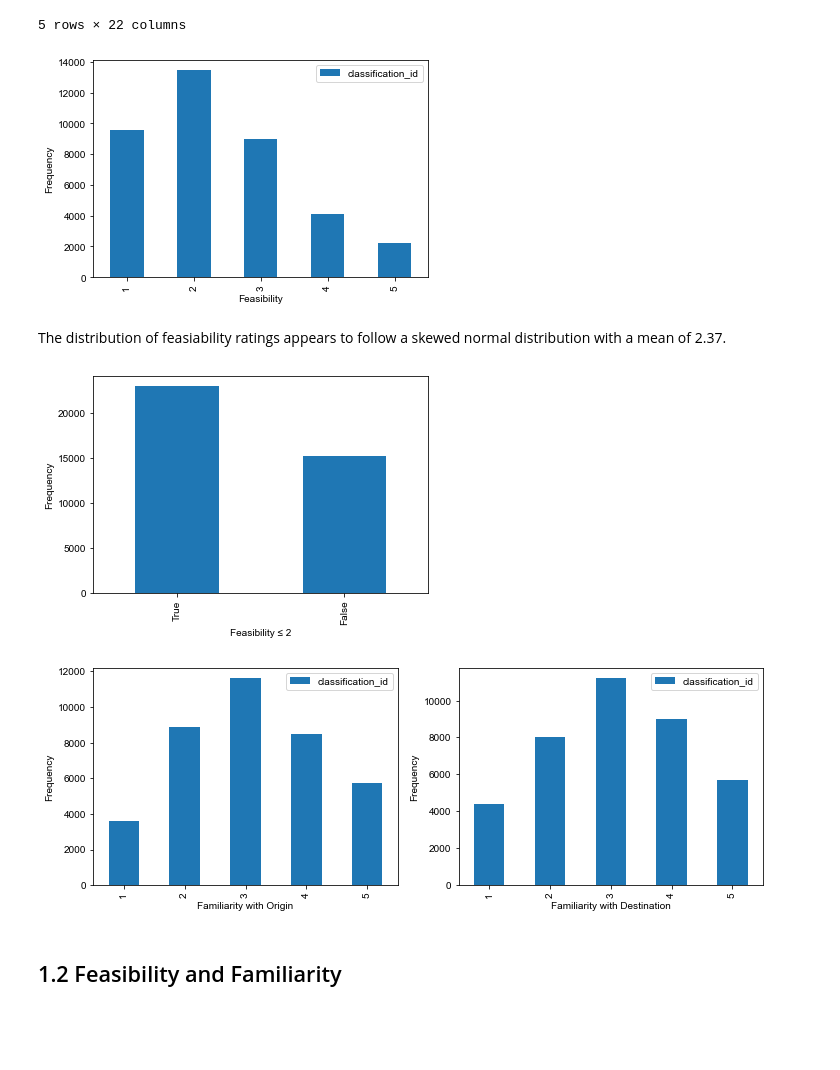
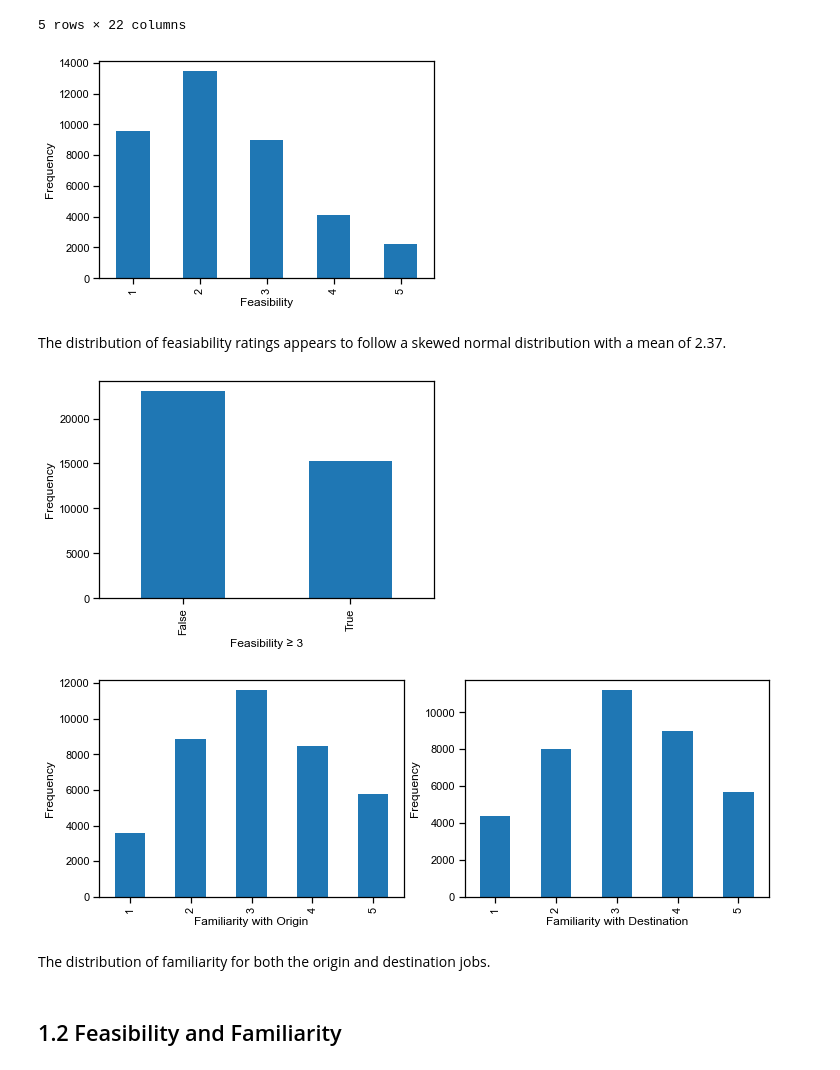
Before and after one commit to nestauk/mapping-career-causeways, a Jupyter notebook: codebase/notebooks/07_validation/Validation_02_EDA_of_validation_batch_1.ipynb, the cells around one changed output. Cells and saved outputs as stored; diff of their text form; code cells hidden in the pictures; blank space fills up the shorter version.

```diff
--- a/codebase/notebooks/07_validation/Validation_02_EDA_of_validation_batch_1.ipynb
+++ b/codebase/notebooks/07_validation/Validation_02_EDA_of_validation_batch_1.ipynb
@@ -52,32 +52,34 @@ batch_results.head()
 # %%
 fig, ax = plt.subplots()
 
-batch_results.groupby('feasibility_1-5').agg({'classification_id': 'count'}).plot.bar(ax=ax)
+batch_results.groupby('feasibility_1-5').agg({'classification_id': 'count'}).plot.bar(ax=ax, legend=None)
 ax.set_xlabel('Feasibility')
 ax.set_ylabel('Frequency');
 # %% [output]
-[figure, old version]
+[figure, new version]
 # %% [markdown]
 The distribution of feasiability ratings appears to follow a skewed normal distribution with a mean of 2.37.
 # %%
 fig, ax = plt.subplots()
 
-(batch_results['feasibility_1-5'] < 3).value_counts().plot.bar()
-ax.set_xlabel('Feasibility ≤ 2')
+(batch_results['feasibility_1-5'] > 2).value_counts().plot.bar()
+ax.set_xlabel('Feasibility ≥ 3')
 ax.set_ylabel('Frequency');
 # %% [output]
-[figure, old version]
+[figure, new version]
 # %%
 fig, axs = plt.subplots(ncols=2, figsize=(12, 4))
 
-batch_results.groupby('familiarity_with_origin_1-5').agg({'classification_id': 'count'}).plot.bar(ax=axs[0])
+batch_results.groupby('familiarity_with_origin_1-5').agg({'classification_id': 'count'}).plot.bar(ax=axs[0], legend=None)
 axs[0].set_xlabel('Familiarity with Origin')
 axs[0].set_ylabel('Frequency')
-batch_results.groupby('familiarity_with_destination_1-5').agg({'classification_id': 'count'}).plot.bar(ax=axs[1])
+batch_results.groupby('familiarity_with_destination_1-5').agg({'classification_id': 'count'}).plot.bar(ax=axs[1], legend=None)
 axs[1].set_xlabel('Familiarity with Destination')
 axs[1].set_ylabel('Frequency');
 # %% [output]
-[figure, old version]
+[figure, new version]
+# %% [markdown]
+The distribution of familiarity for both the origin and destination jobs.
 # %% [markdown]
 ## 1.2 Feasibility and Familiarity
 # %%
```
Also changed, not shown: parts of 71 cells of this notebook, 3 other files.
